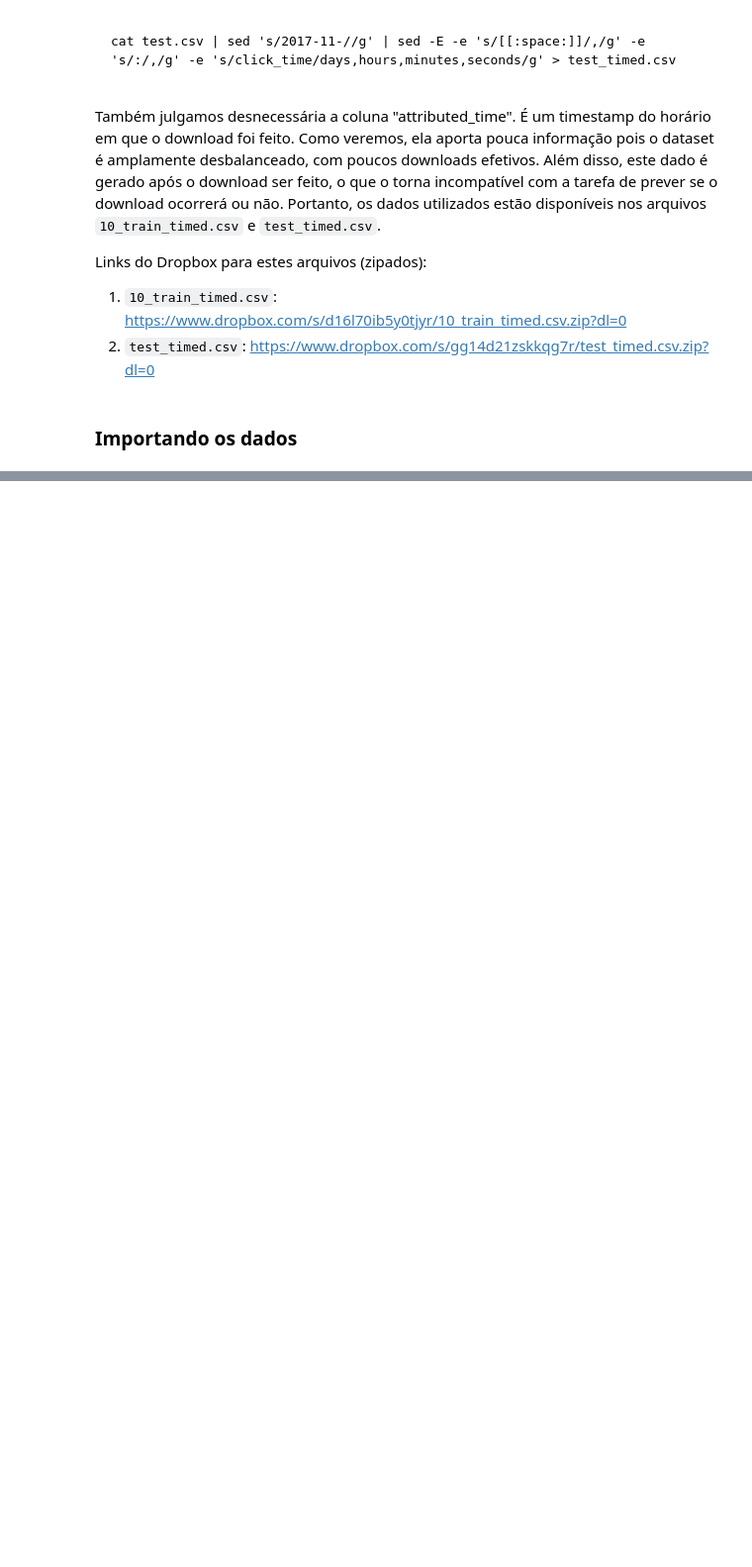
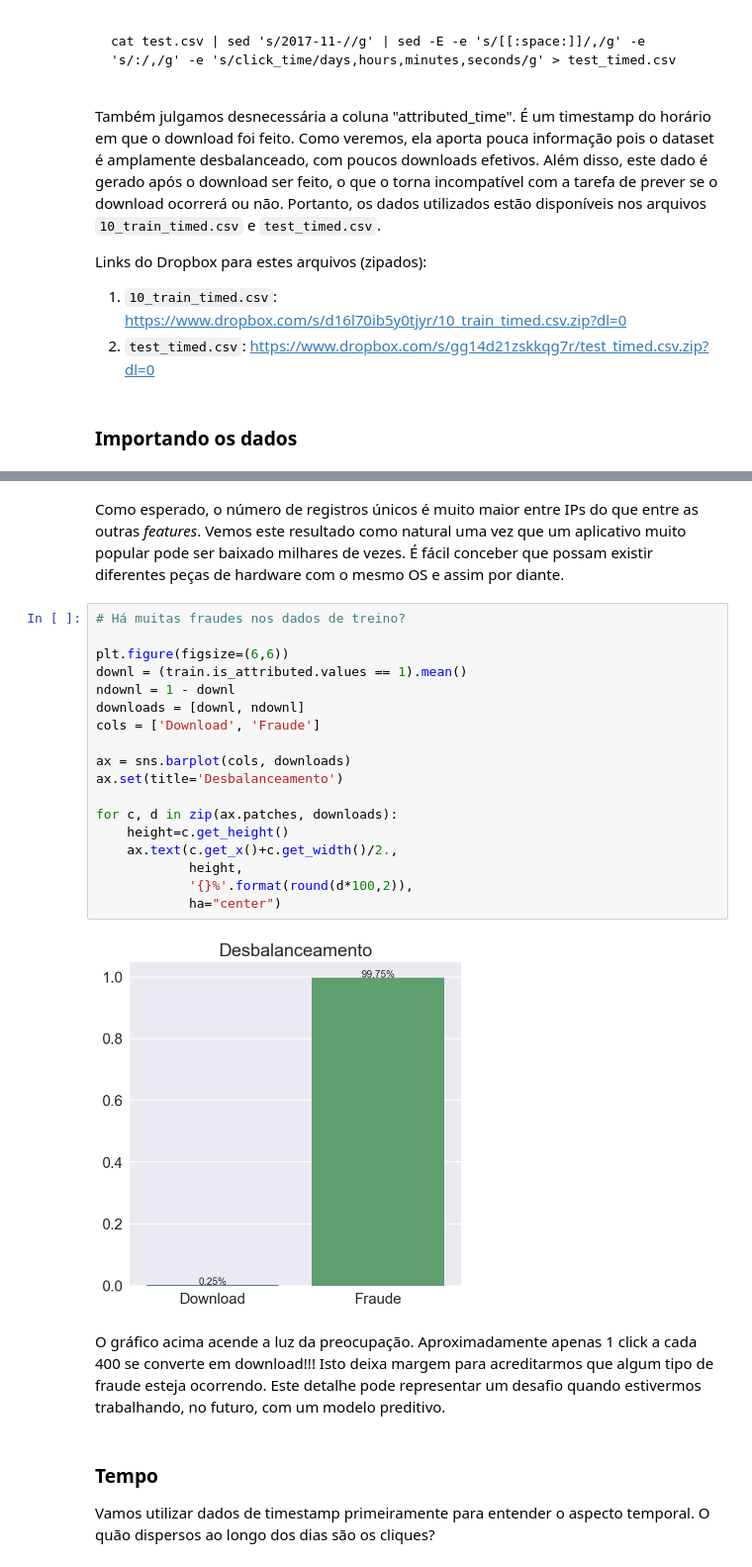
Before and after one commit to rgriva/Kaggle, a Jupyter notebook: EDA-Final.ipynb, the cells around one changed output, grey strips where cells are left out. Shown at 99% size. Saved outputs shown, nothing was run; the diff lists cells and outputs as text; blank space fills up the shorter version.

```diff
--- a/EDA-Final.ipynb
+++ b/EDA-Final.ipynb
@@ -42,0 +150,27 @@ path_raul = '/Users/Raul/Desktop/'
+# %% [markdown]
+Como esperado, o número de registros únicos é muito maior entre IPs do que entre as outras *features*. Vemos este resultado como natural uma vez que um aplicativo muito popular pode ser baixado milhares de vezes. É fácil conceber que possam existir diferentes peças de hardware com o mesmo OS e assim por diante.
+# %%
+# Há muitas fraudes nos dados de treino?
+
+plt.figure(figsize=(6,6))
+downl = (train.is_attributed.values == 1).mean()
+ndownl = 1 - downl
+downloads = [downl, ndownl]
+cols = ['Download', 'Fraude']
+
+ax = sns.barplot(cols, downloads)
+ax.set(title='Desbalanceamento')
+
+for c, d in zip(ax.patches, downloads):
+    height=c.get_height()
+    ax.text(c.get_x()+c.get_width()/2.,
+            height,
+            '{}%'.format(round(d*100,2)),
+            ha="center")
+# %% [output]
+[figure, added]
+# %% [markdown]
+O gráfico acima acende a luz da preocupação. Aproximadamente apenas 1 click a cada 400 se converte em download!!! Isto deixa margem para acreditarmos que algum tipo de fraude esteja ocorrendo. Este detalhe pode representar um desafio quando estivermos trabalhando, no futuro, com um modelo preditivo.
+# %% [markdown]
+### Tempo
+Vamos utilizar dados de timestamp primeiramente para entender o aspecto temporal. O quão dispersos ao longo dos dias são os cliques?
```
Also changed, not shown: parts of 27 cells of this notebook.
